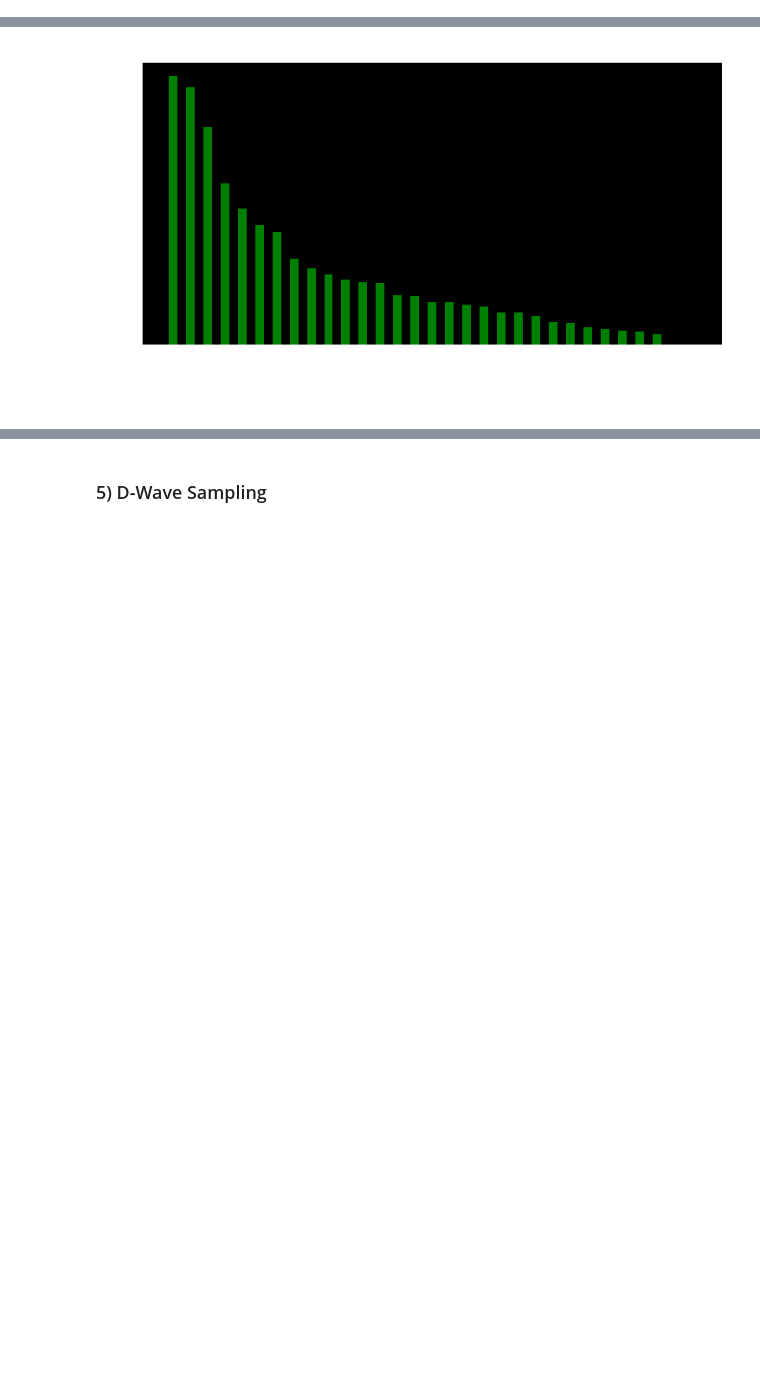
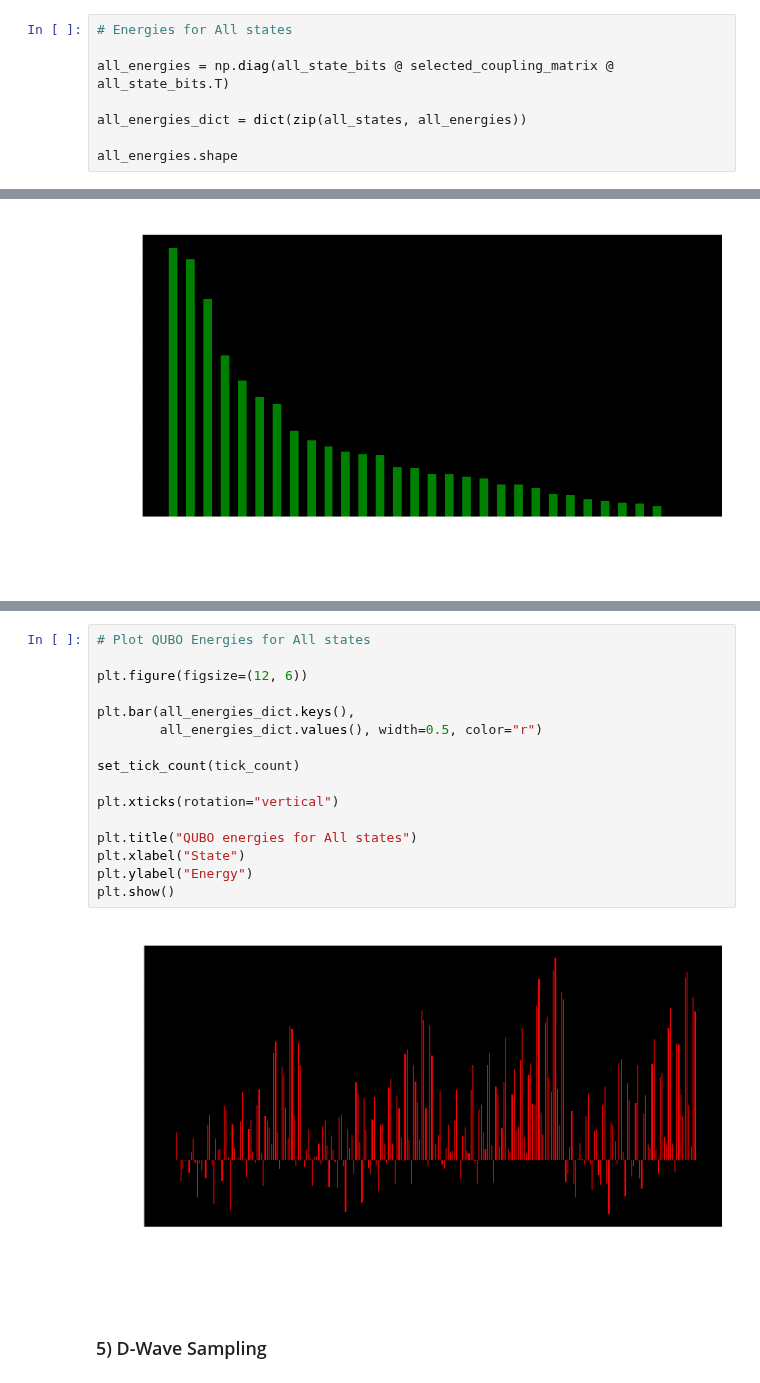
Before and after one commit to ogorodnikov/fmqa, a Jupyter notebook: chemistry/pasqal.ipynb, the cells around one changed output, grey strips where cells are left out. Saved outputs shown, nothing was run; the diff lists cells and outputs as text; blank space fills up the shorter version.

```diff
--- a/chemistry/pasqal.ipynb
+++ b/chemistry/pasqal.ipynb
@@ -338,0 +336,8 @@ energies.shape
+# %%
+# Energies for All states
+
+all_energies = np.diag(all_state_bits @ selected_coupling_matrix @ all_state_bits.T)
+
+all_energies_dict = dict(zip(all_states, all_energies))
+
+all_energies.shape
@@ -375,3 +382,21 @@ plt.show()
+# %%
+# Plot QUBO Energies for All states
+
+plt.figure(figsize=(12, 6))
+
+plt.bar(all_energies_dict.keys(),
+        all_energies_dict.values(), width=0.5, color="r")
+
+set_tick_count(tick_count)
+
+plt.xticks(rotation="vertical")
+
+plt.title("QUBO energies for All states")
+plt.xlabel("State")
+plt.ylabel("Energy")
+plt.show()
+# %% [output]
+[figure, added]
 # %% [markdown]
 ### 5) D-Wave Sampling
 # %%
```
Also changed, not shown: parts of 11 cells of this notebook.
